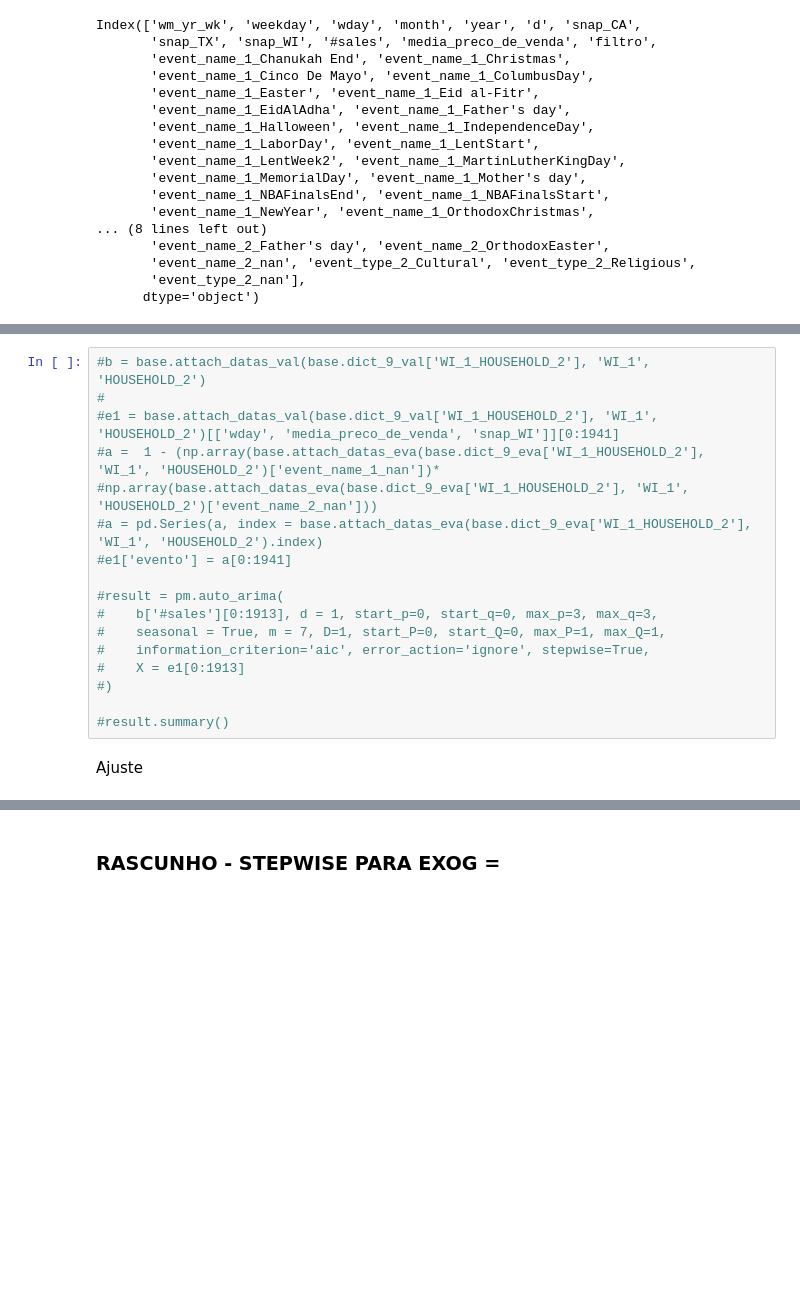
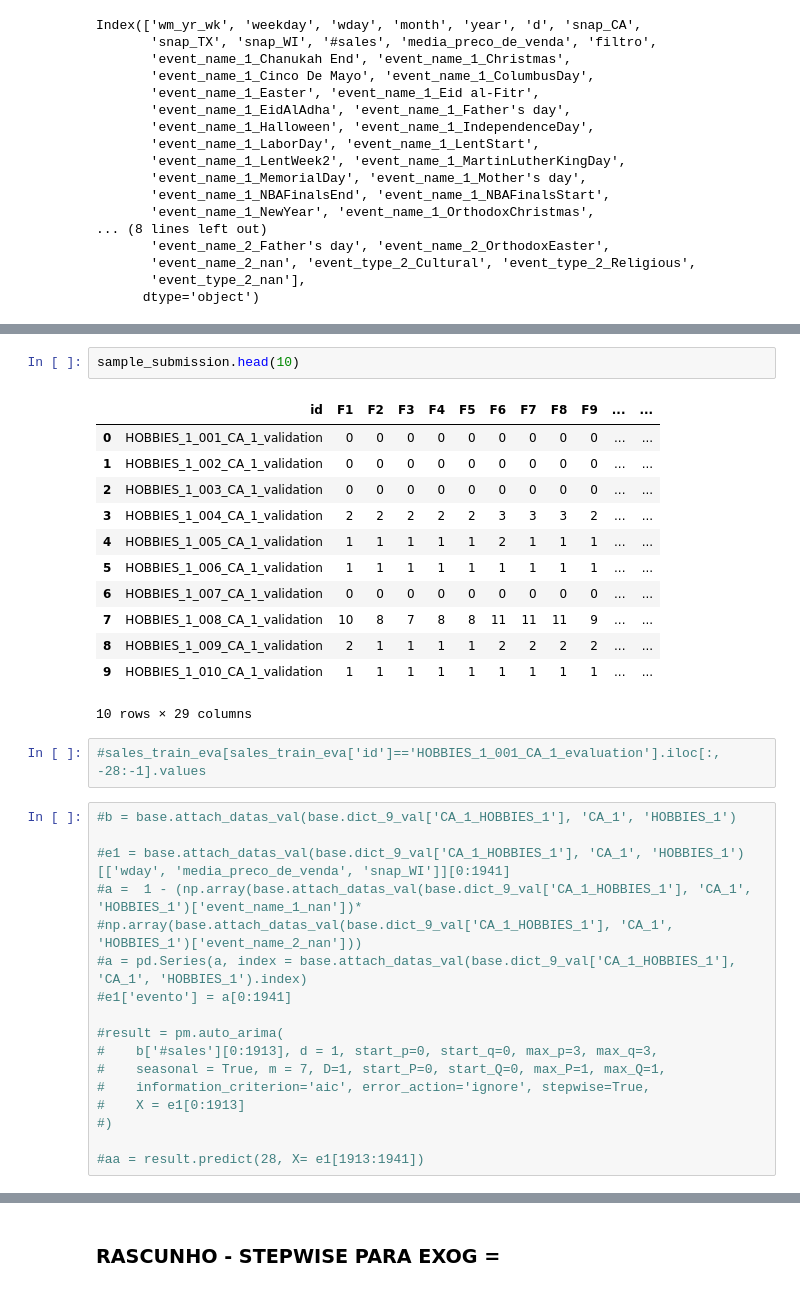
Before and after one commit to Faluhelyi/pibic_2021-2022, a Jupyter notebook: main.ipynb, the cells around one changed output, grey strips where cells are left out. Cells and saved outputs as stored; diff of their text form; blank space fills up the shorter version.

```diff
--- a/main.ipynb
+++ b/main.ipynb
@@ -190,10 +276,27 @@ Index(['wm_yr_wk', 'weekday', 'wday', 'month', 'year', 'd', 'snap_CA',
+# %%
+sample_submission.head(10)
+# %% [output]
+|  | id | F1 | F2 | F3 | F4 | F5 | F6 | F7 | F8 | F9 | ... | ... |
+| 0 | HOBBIES_1_001_CA_1_validation | 0 | 0 | 0 | 0 | 0 | 0 | 0 | 0 | 0 | ... | ... |
+| 1 | HOBBIES_1_002_CA_1_validation | 0 | 0 | 0 | 0 | 0 | 0 | 0 | 0 | 0 | ... | ... |
+| 2 | HOBBIES_1_003_CA_1_validation | 0 | 0 | 0 | 0 | 0 | 0 | 0 | 0 | 0 | ... | ... |
+| 3 | HOBBIES_1_004_CA_1_validation | 2 | 2 | 2 | 2 | 2 | 3 | 3 | 3 | 2 | ... | ... |
+| 4 | HOBBIES_1_005_CA_1_validation | 1 | 1 | 1 | 1 | 1 | 2 | 1 | 1 | 1 | ... | ... |
+| 5 | HOBBIES_1_006_CA_1_validation | 1 | 1 | 1 | 1 | 1 | 1 | 1 | 1 | 1 | ... | ... |
+| 6 | HOBBIES_1_007_CA_1_validation | 0 | 0 | 0 | 0 | 0 | 0 | 0 | 0 | 0 | ... | ... |
+| 7 | HOBBIES_1_008_CA_1_validation | 10 | 8 | 7 | 8 | 8 | 11 | 11 | 11 | 9 | ... | ... |
+| 8 | HOBBIES_1_009_CA_1_validation | 2 | 1 | 1 | 1 | 1 | 2 | 2 | 2 | 2 | ... | ... |
+| 9 | HOBBIES_1_010_CA_1_validation | 1 | 1 | 1 | 1 | 1 | 1 | 1 | 1 | 1 | ... | ... |
+10 rows × 29 columns
+# %%
+#sales_train_eva[sales_train_eva['id']=='HOBBIES_1_001_CA_1_evaluation'].iloc[:, -28:-1].values
 # %%
-#b = base.attach_datas_val(base.dict_9_val['WI_1_HOUSEHOLD_2'], 'WI_1', 'HOUSEHOLD_2')
-#
-#e1 = base.attach_datas_val(base.dict_9_val['WI_1_HOUSEHOLD_2'], 'WI_1', 'HOUSEHOLD_2')[['wday', 'media_preco_de_venda', 'snap_WI']][0:1941]
-#a =  1 - (np.array(base.attach_datas_eva(base.dict_9_eva['WI_1_HOUSEHOLD_2'], 'WI_1', 'HOUSEHOLD_2')['event_name_1_nan'])*
-#np.array(base.attach_datas_eva(base.dict_9_eva['WI_1_HOUSEHOLD_2'], 'WI_1', 'HOUSEHOLD_2')['event_name_2_nan']))
-#a = pd.Series(a, index = base.attach_datas_eva(base.dict_9_eva['WI_1_HOUSEHOLD_2'], 'WI_1', 'HOUSEHOLD_2').index)
+#b = base.attach_datas_val(base.dict_9_val['CA_1_HOBBIES_1'], 'CA_1', 'HOBBIES_1')
+
+#e1 = base.attach_datas_val(base.dict_9_val['CA_1_HOBBIES_1'], 'CA_1', 'HOBBIES_1')[['wday', 'media_preco_de_venda', 'snap_WI']][0:1941]
+#a =  1 - (np.array(base.attach_datas_val(base.dict_9_val['CA_1_HOBBIES_1'], 'CA_1', 'HOBBIES_1')['event_name_1_nan'])*
+#np.array(base.attach_datas_val(base.dict_9_val['CA_1_HOBBIES_1'], 'CA_1', 'HOBBIES_1')['event_name_2_nan']))
+#a = pd.Series(a, index = base.attach_datas_val(base.dict_9_val['CA_1_HOBBIES_1'], 'CA_1', 'HOBBIES_1').index)
 #e1['evento'] = a[0:1941]
 
 #result = pm.auto_arima(
@@ -203,6 +306,4 @@ Index(['wm_yr_wk', 'weekday', 'wday', 'month', 'year', 'd', 'snap_CA',
 #    X = e1[0:1913]
 #)
 
-#result.summary()
+#aa = result.predict(28, X= e1[1913:1941])
-# %% [markdown]
-Ajuste
```
Also changed, not shown: parts of 23 cells of this notebook, 2 other files.
